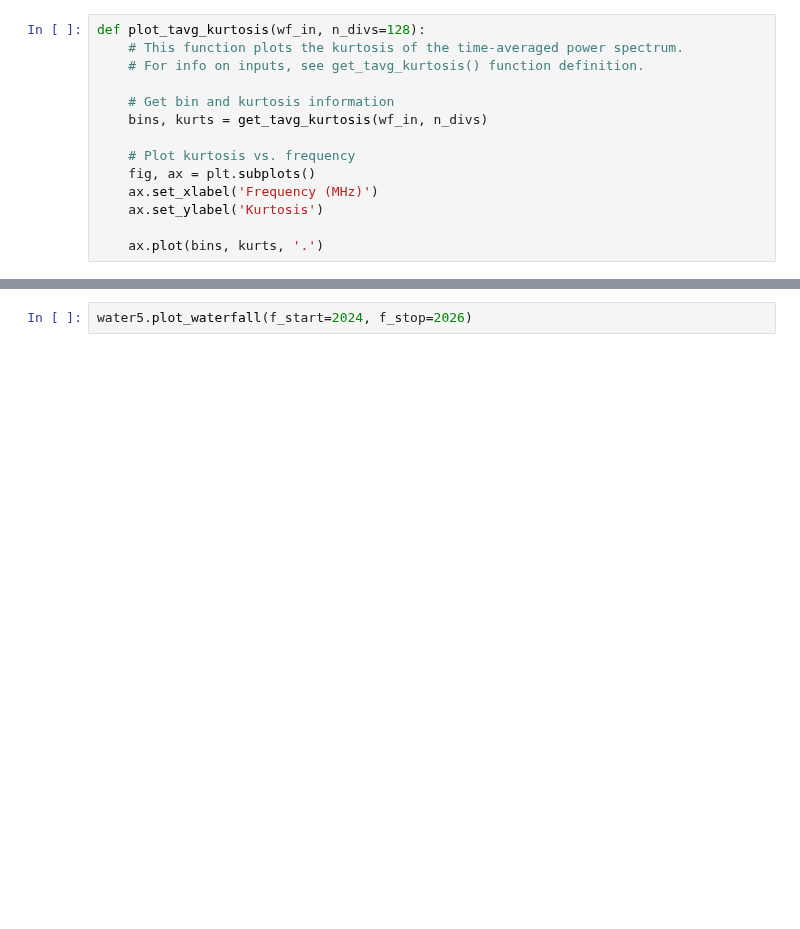
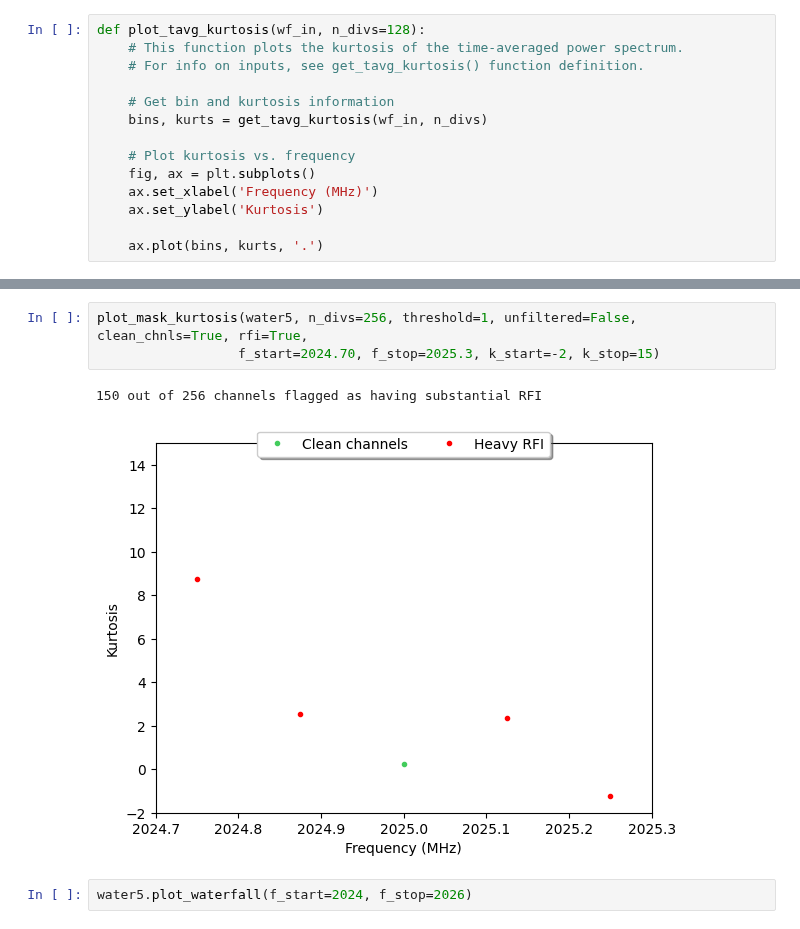
Before and after one commit to jareds-laf/playing-with-cosmic-data, a Jupyter notebook: filterbank/filterbank_rfi_id_kurtosis.ipynb, the cells around one changed output, grey strips where cells are left out. Saved outputs shown, nothing was run; the diff lists cells and outputs as text; blank space fills up the shorter version.

```diff
--- a/filterbank/filterbank_rfi_id_kurtosis.ipynb
+++ b/filterbank/filterbank_rfi_id_kurtosis.ipynb
@@ -265,3 +319,9 @@ plot_tavg_powertemp(water5, f_start=2024, f_stop=2026, p_start=0, p_stop=0.2*10*
+# %%
+plot_mask_kurtosis(water5, n_divs=256, threshold=1, unfiltered=False, clean_chnls=True, rfi=True,
+                  f_start=2024.70, f_stop=2025.3, k_start=-2, k_stop=15)
+# %% [output]
+150 out of 256 channels flagged as having substantial RFI
+[figure, added]
 # %%
 water5.plot_waterfall(f_start=2024, f_stop=2026)
 # %% [output]
```
Also changed, not shown: parts of 9 cells of this notebook.
